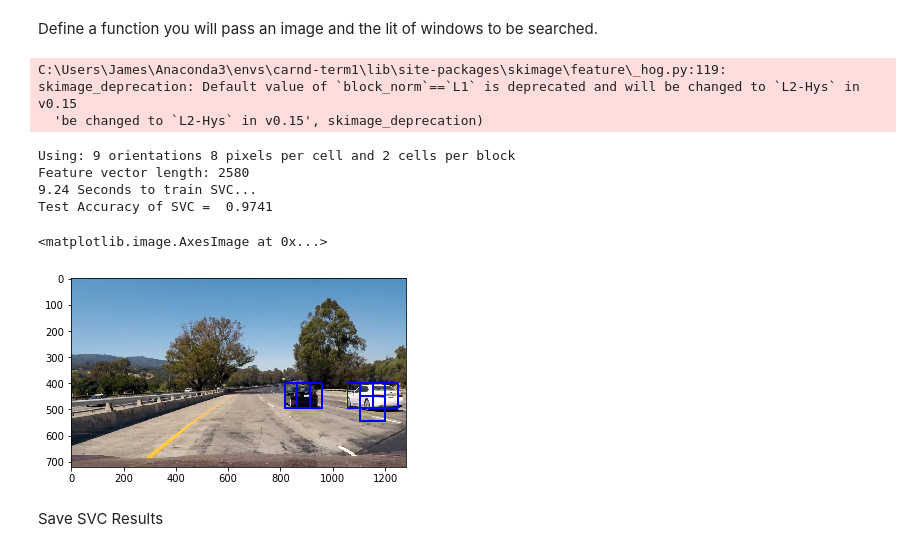
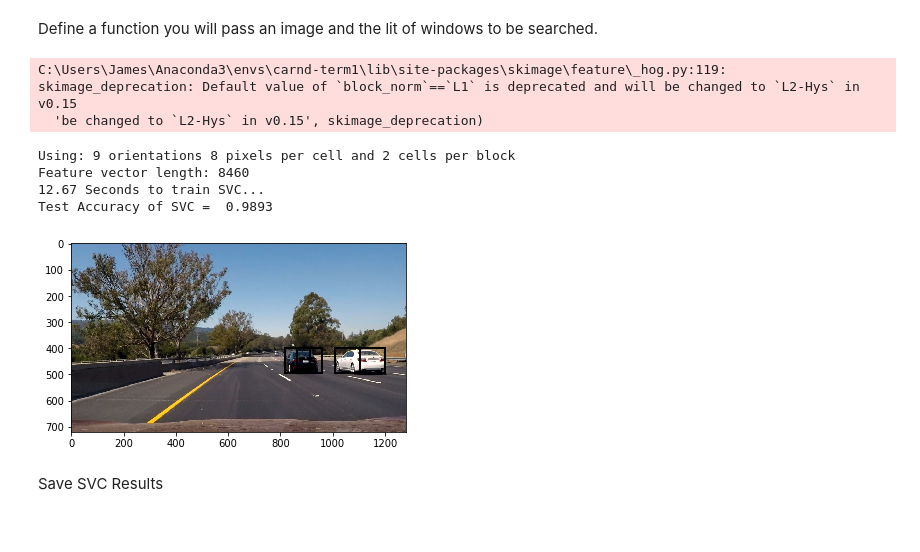
Before and after one commit to jtuckerdunn/CarND-Vehicle-Detection-P5, a Jupyter notebook: vehicle-detection.ipynb, the cells around one changed output. Saved outputs shown, nothing was run; the diff lists cells and outputs as text; code cells hidden in the pictures.

```diff
--- a/vehicle-detection.ipynb
+++ b/vehicle-detection.ipynb
@@ -183,7 +183,7 @@ def convert_color(img, conv='RGB2YCrCb'):
     if conv == 'RGB2LUV':
         return cv2.cvtColor(img, cv2.COLOR_RGB2LUV)
 
-def bin_spatial(img, size=(32, 32)):
+def bin_spatial(img, size):
     color1 = cv2.resize(img[:,:,0], size).ravel()
     color2 = cv2.resize(img[:,:,1], size).ravel()
     color3 = cv2.resize(img[:,:,2], size).ravel()
@@ -207,6 +207,16 @@ def get_hog_features(img, orient, pix_per_cell, cell_per_block,
                        transform_sqrt=False,
                        visualise=vis, feature_vector=feature_vec)
         return features
+
+def visualize(fig, rows, cols, imgs):
+    for i, img in enumerate(imgs):
+        plt.subplot(rows, cols, i+1)
+        plt.title(i+1)
+        img_dims = len(img.shape)
+        if img_dims < 3:
+            plt.imshow(img, cmap='hot')
+        else:
+            plt.imshow(img)
 # %% [markdown]
 Explore Dataset
 # %%
@@ -593,17 +603,16 @@ def search_windows(img, windows, clf, scaler, color_space='RGB',
     #8) Return windows for positive detections
     return on_windows
 # %%
-image = mpimg.imread('./test_images/test1.jpg')
-draw_image = np.copy(image)
+
 
 ### TODO: Tweak these parameters and see how the results change.
-color_space = 'RGB' # Can be RGB, HSV, LUV, HLS, YUV, YCrCb
+color_space = 'YCrCb' # Can be RGB, HSV, LUV, HLS, YUV, YCrCb
 orient = 9  # HOG orientations
 pix_per_cell = 8 # HOG pixels per cell
 cell_per_block = 2 # HOG cells per block
-hog_channel = 0 # Can be 0, 1, 2, or "ALL"
-spatial_size = (16, 16) # Spatial binning dimensions
-hist_bins = 16    # Number of histogram bins
+hog_channel = "ALL" # Can be 0, 1, 2, or "ALL"
+spatial_size = (32, 32) # Spatial binning dimensions
+hist_bins = 32    # Number of histogram bins
 spatial_feat = True # Spatial features on or off
 hist_feat = True # Histogram features on or off
 hog_feat = True # HOG features on or off
@@ -641,44 +650,47 @@ print('Using:',orient,'orientations',pix_per_cell,
     'pixels per cell and', cell_per_block,'cells per block')
 print('Feature vector length:', len(X_train[0]))
 # Use a linear SVC
 svc = LinearSVC()
 # Check the training time for the SVC
 t=time.time()
 svc.fit(X_train, y_train)
 t2 = time.time()
 print(round(t2-t, 2), 'Seconds to train SVC...')
 # Check the score of the SVC
 print('Test Accuracy of SVC = ', round(svc.score(X_test, y_test), 4))
 # Check the prediction time for a single sample
 t=time.time()
 
 # Uncomment the following line if you extracted training
 # data from .png images (scaled 0 to 1 by mpimg) and the
 # image you are searching is a .jpg (scaled 0 to 255)
-image = image.astype(np.float32)/255
+sample_images = glob.glob('./test_images/*jpg')
+for image in sample_images:
+    image = mpimg.imread(image)
+    draw_image = np.copy(image)
 
-windows = slide_window(image, x_start_stop=[None, None], y_start_stop=y_start_stop,
+    draw_image = draw_image.astype(np.float32)/255
+
+    windows = slide_window(draw_image, x_start_stop=[None, None], y_start_stop=y_start_stop,
                     xy_window=(96, 96), xy_overlap=(0.5, 0.5))
 
-hot_windows = search_windows(image, windows, svc, X_scaler, color_space=color_space,
+    hot_windows = search_windows(draw_image, windows, svc, X_scaler, color_space=color_space,
                         spatial_size=spatial_size, hist_bins=hist_bins,
                         orient=orient, pix_per_cell=pix_per_cell,
                         cell_per_block=cell_per_block,
                         hog_channel=hog_channel, spatial_feat=spatial_feat,
                         hist_feat=hist_feat, hog_feat=hog_feat)
 
-window_img = draw_boxes(draw_image, hot_windows, color=(0, 0, 255), thick=6)
-
-plt.imshow(window_img)
+    window_img = draw_boxes(draw_image, hot_windows, color=(0, 0, 255), thick=6)
+    plt.imshow(window_img)
 # %% [output]
 C:\Users\James\Anaconda3\envs\carnd-term1\lib\site-packages\skimage\feature\_hog.py:119: skimage_deprecation: Default value of `block_norm`==`L1` is deprecated and will be changed to `L2-Hys` in v0.15
   'be changed to `L2-Hys` in v0.15', skimage_deprecation)
 Using: 9 orientations 8 pixels per cell and 2 cells per block
-Feature vector length: 2580
-9.24 Seconds to train SVC...
-Test Accuracy of SVC =  0.9741
+Feature vector length: 8460
+12.67 Seconds to train SVC...
+Test Accuracy of SVC =  0.9893
-<matplotlib.image.AxesImage at 0x...>
-[figure, old version]
+[figure, new version]
 # %% [markdown]
 Save SVC Results
 # %%
```
Also changed, not shown: parts of 11 cells of this notebook, 10 other files.
